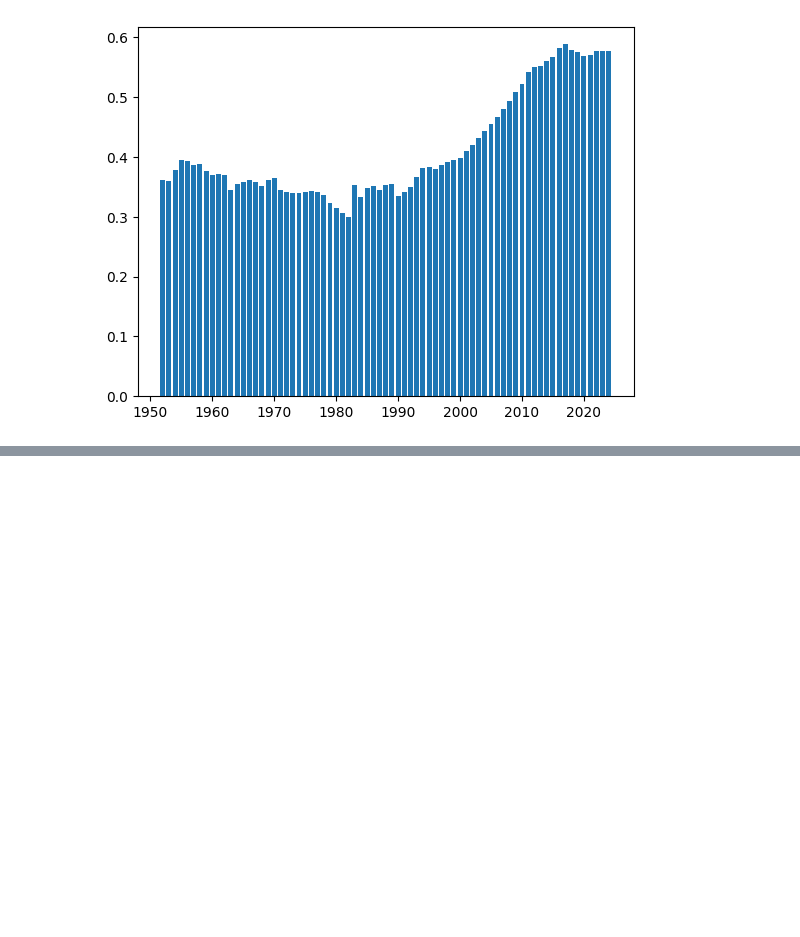
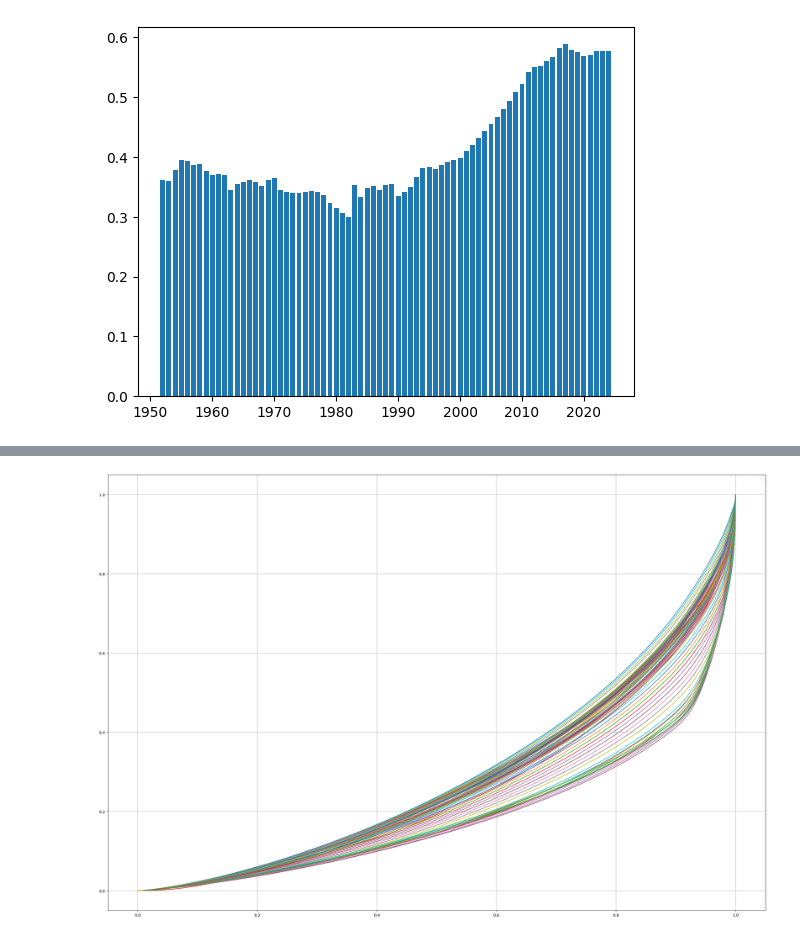
Before and after one commit to princeixr/Income_inequality, a Jupyter notebook: income.ipynb, the cells around one changed output, grey strips where cells are left out. Cells and saved outputs as stored; diff of their text form; code cells hidden in the pictures; blank space fills up the shorter version.

```diff
--- a/income.ipynb
+++ b/income.ipynb
@@ -436,0 +254,21 @@ df.to_csv('table_3.csv', index=False)
+# %%
+import pandas as pd
+
+# 2. Parse percentile "p0p10" -> p_start=0, p_end=10
+def extract_bounds(s):
+    s = s[1:]              # drop leading 'p'
+    a, b = s.split('p')
+    return float(a), float(b)
+
+# 3. Keep only rows starting at 0% (these are cumulative bottom shares)
+lorenz_points = income_df[income_df['p_start'] == 0].copy()
+
+# 4. Convert to fractions 0–1
+lorenz_points['cum_pop']    = lorenz_points['p_end'] / 100.0   # x-axis
+lorenz_points['cum_income'] = lorenz_points['value']           # y-axis (already cumulative)
+
+# For a single year:
+year = 2024
+lor_2024 = lorenz_points[lorenz_points['year'] == year]\
+              .sort_values('cum_pop')
+lor_2024.head(100)
@@ -436,0 +289,12 @@ df.to_csv('table_3.csv', index=False)
+# %%
+code = 'IN'
+plt.figure(figsize=(30,20))
+# plot multiple lines for each year
+for year in range(1952, 2025):
+    df_cnt = lorenz_points[(lorenz_points['country']==code) & (lorenz_points['year']==year)].sort_values('cum_pop')
+    plt.plot(df_cnt['cum_pop'], df_cnt['cum_income'])
+    plt.legend()
+    plt.grid(100)
+plt.show()
+# %% [output]
+[figure, added]
```
Also changed, not shown: parts of 38 cells of this notebook, 21 other files.
